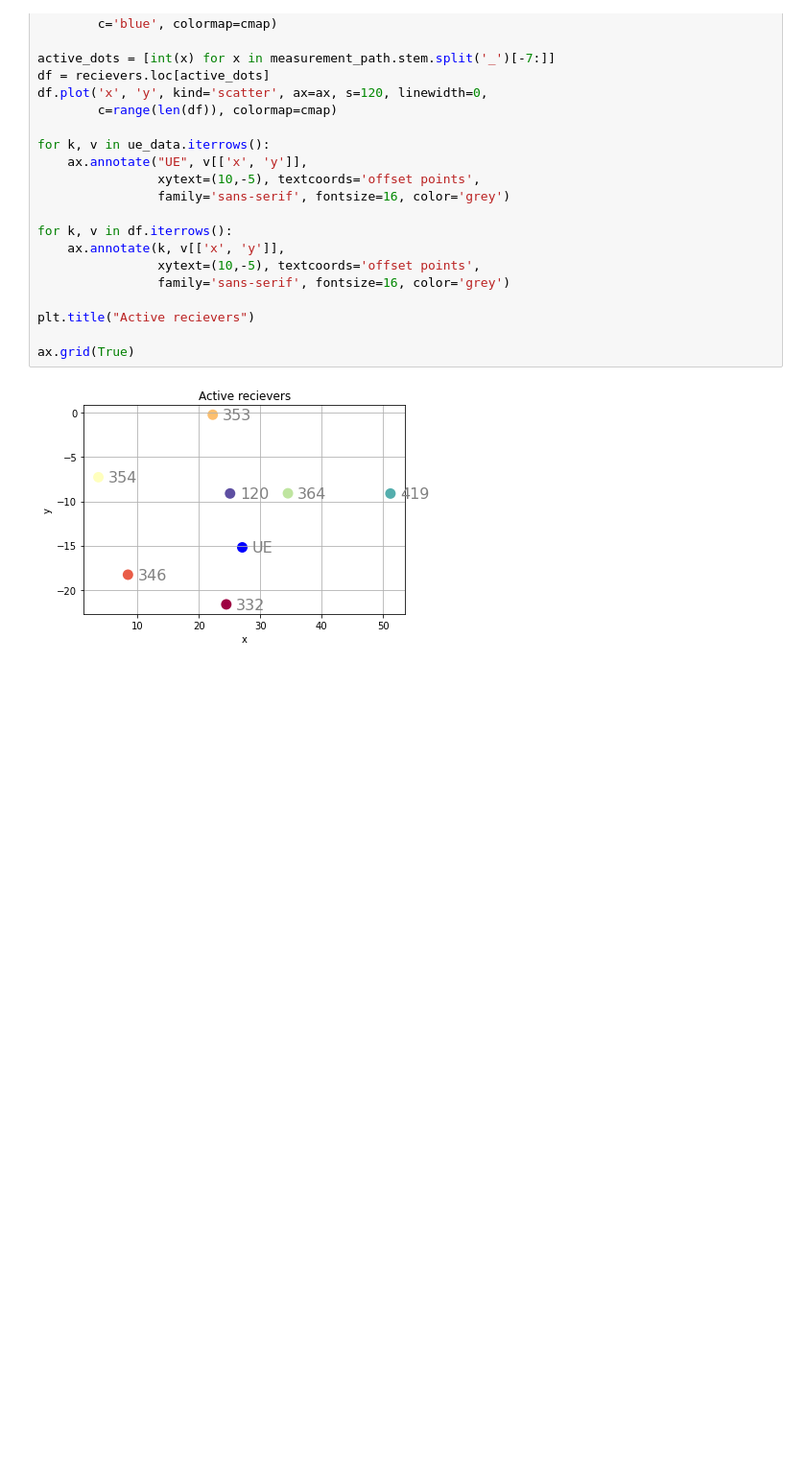
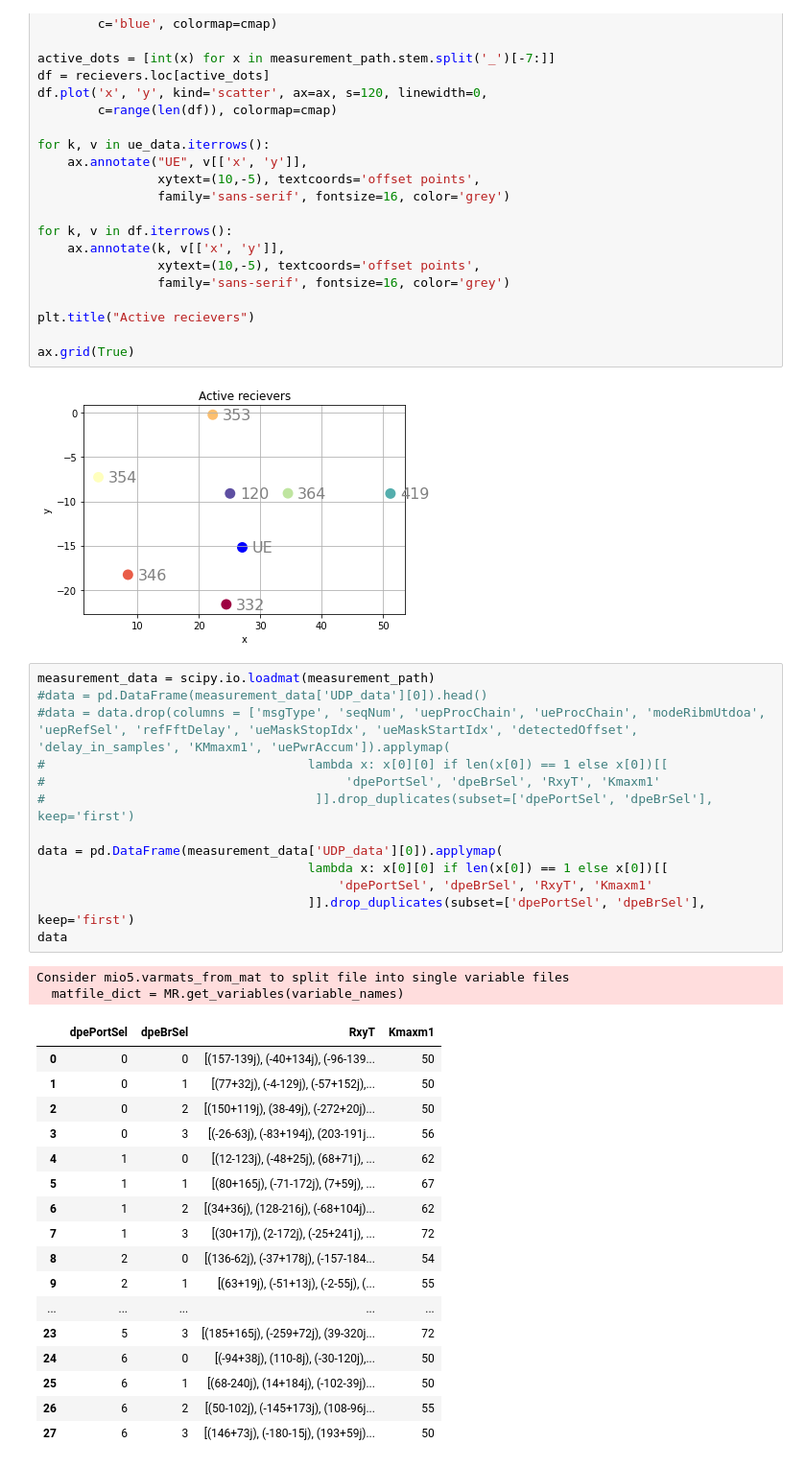
Before and after one commit to pintermatyas/Onlab-2022-23-2, a Jupyter notebook: Project/tdoa_sample.ipynb, the cells around one changed output. Shown: that part at 96% size. Drawn from its saved outputs; the diff is of its cells as text; blank space fills up the shorter version.

```diff
--- a/Project/tdoa_sample.ipynb
+++ b/Project/tdoa_sample.ipynb
@@ -92,3 +92,36 @@ plt.title("Active recievers")
 ax.grid(True)
 # %% [output]
 [figure]
+# %%
+measurement_data = scipy.io.loadmat(measurement_path)
+#data = pd.DataFrame(measurement_data['UDP_data'][0]).head()
+#data = data.drop(columns = ['msgType', 'seqNum', 'uepProcChain', 'ueProcChain', 'modeRibmUtdoa', 'uepRefSel', 'refFftDelay', 'ueMaskStopIdx', 'ueMaskStartIdx', 'detectedOffset', 'delay_in_samples', 'KMmaxm1', 'uePwrAccum']).applymap(
+#                                   lambda x: x[0][0] if len(x[0]) == 1 else x[0])[[
+#                                        'dpePortSel', 'dpeBrSel', 'RxyT', 'Kmaxm1'
+#                                    ]].drop_duplicates(subset=['dpePortSel', 'dpeBrSel'], keep='first')
+
+data = pd.DataFrame(measurement_data['UDP_data'][0]).applymap(
+                                    lambda x: x[0][0] if len(x[0]) == 1 else x[0])[[
+                                        'dpePortSel', 'dpeBrSel', 'RxyT', 'Kmaxm1'
+                                    ]].drop_duplicates(subset=['dpePortSel', 'dpeBrSel'], keep='first')
+data
+# %% [output]
+Consider mio5.varmats_from_mat to split file into single variable files
+  matfile_dict = MR.get_variables(variable_names)
+|  | dpePortSel | dpeBrSel | RxyT | Kmaxm1 |
+| 0 | 0 | 0 | [(157-139j), (-40+134j), (-96-139... | 50 |
+| 1 | 0 | 1 | [(77+32j), (-4-129j), (-57+152j),... | 50 |
+| 2 | 0 | 2 | [(150+119j), (38-49j), (-272+20j)... | 50 |
+| 3 | 0 | 3 | [(-26-63j), (-83+194j), (203-191j... | 56 |
+| 4 | 1 | 0 | [(12-123j), (-48+25j), (68+71j), ... | 62 |
+| 5 | 1 | 1 | [(80+165j), (-71-172j), (7+59j), ... | 67 |
+| 6 | 1 | 2 | [(34+36j), (128-216j), (-68+104j)... | 62 |
+| 7 | 1 | 3 | [(30+17j), (2-172j), (-25+241j), ... | 72 |
+| 8 | 2 | 0 | [(136-62j), (-37+178j), (-157-184... | 54 |
+| 9 | 2 | 1 | [(63+19j), (-51+13j), (-2-55j), (... | 55 |
+| ... | ... | ... | ... | ... |
+| 23 | 5 | 3 | [(185+165j), (-259+72j), (39-320j... | 72 |
+| 24 | 6 | 0 | [(-94+38j), (110-8j), (-30-120j),... | 50 |
+| 25 | 6 | 1 | [(68-240j), (14+184j), (-102-39j)... | 50 |
+| 26 | 6 | 2 | [(50-102j), (-145+173j), (108-96j... | 55 |
+| 27 | 6 | 3 | [(146+73j), (-180-15j), (193+59j)... | 50 |
```
Also changed, not shown: parts of 1 cell of this notebook.
